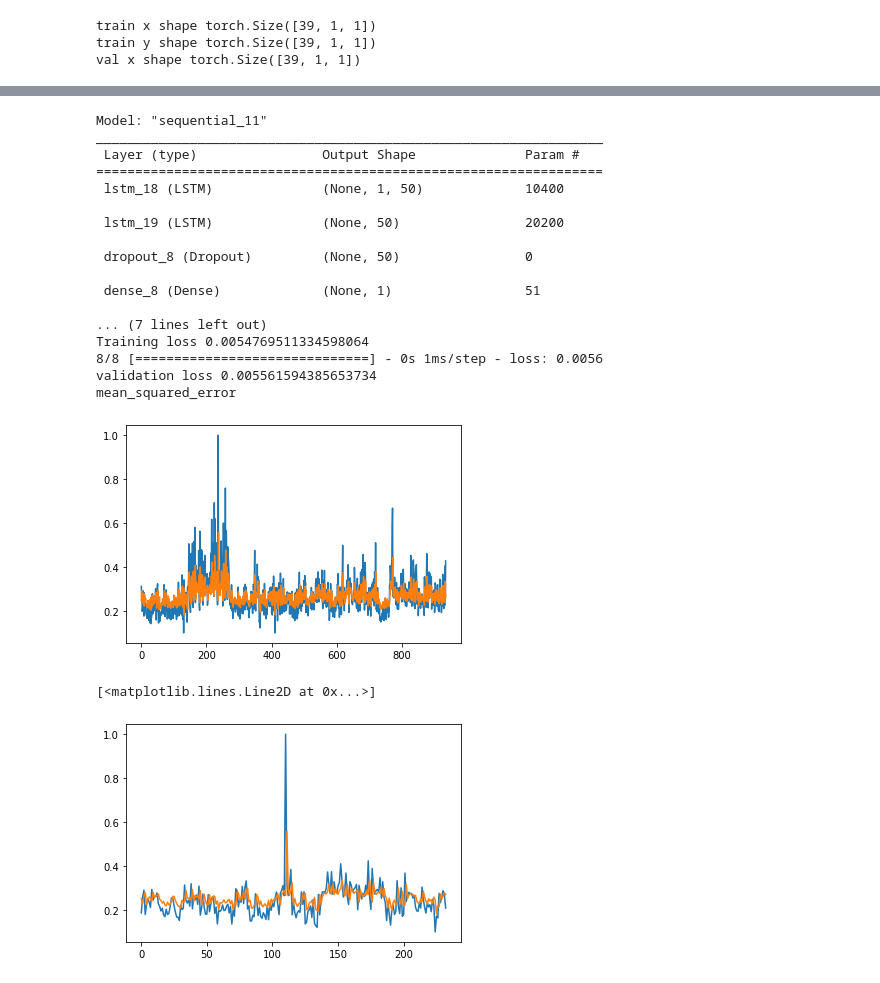
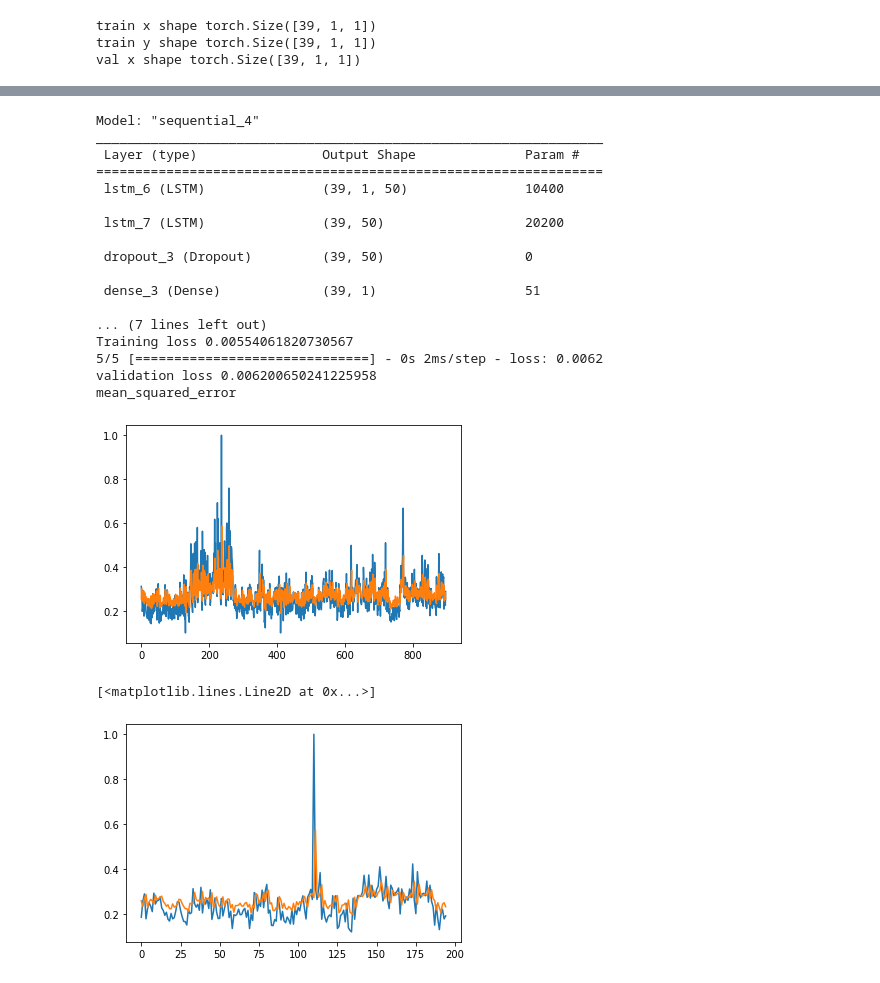
Before and after one commit to sjsivert/Masteroppgave, a Jupyter notebook: notebooks/lstm_market_insight_exploration.ipynb, the cells around one changed output, grey strips where cells are left out. Drawn from its saved outputs; the diff is of its cells as text; code cells hidden in the pictures.

Commit message:
feat/pytorch statefull lstm works.  Good results

```diff
--- a/notebooks/lstm_market_insight_exploration.ipynb
+++ b/notebooks/lstm_market_insight_exploration.ipynb
@@ -189,7 +173,8 @@ class TimeseriesDataset(Dataset):
         self.y_size = y_size
 
     def __len__(self):
-        return self.time_series.__len__() - (self.seq_len + self.y_size - 1)
+        #return self.time_series.__len__() - (self.seq_len + self.y_size)
+        return self.time_series.__len__() - 1
 
     def __getitem__(self, index):
         # return x, y
@@ -205,10 +190,10 @@ class TimeseriesDataset(Dataset):
 train_data = TimeseriesDataset(train_data_normalized, seq_len=1, y_size=1)
 val_data = TimeseriesDataset(validation_data_normalized, seq_len=1, y_size=1)
 # %%
-train_loader = DataLoader(dataset=train_data, batch_size=batch_size, shuffle=False)
-train_loader_no_batch = DataLoader(dataset=train_data, batch_size=1, shuffle=False)
-val_loader = DataLoader(dataset=val_data, batch_size=batch_size, shuffle=False)
-val_loader_no_batch = DataLoader(dataset=val_data, batch_size=1, shuffle=False)
+train_loader = DataLoader(dataset=train_data, batch_size=batch_size, shuffle=False, drop_last=True)
+train_loader_no_batch = DataLoader(dataset=train_data, batch_size=1, shuffle=False, drop_last=True)
+val_loader = DataLoader(dataset=val_data, batch_size=batch_size, shuffle=False, drop_last=True)
+val_loader_no_batch = DataLoader(dataset=val_data, batch_size=1, shuffle=False, drop_last=True)
 print("train x shape", next(iter(train_loader))[0].shape)
 print("train y shape", next(iter(train_loader))[1].shape)
 print("val x shape", next(iter(val_loader))[0].shape)
@@ -473,14 +419,16 @@ x_train = []
 y_train = []
 x_val = []
 y_val = []
-for batch in train_loader_no_batch:
+for batch in train_loader:
   x, y = batch
-  x_train.append(np.squeeze(x.cpu().detach().numpy(), axis=0))
-  y_train.append(np.squeeze(y.cpu().detach().numpy(), axis=0))
-for batch in val_loader_no_batch:
+  x_train.extend((x.cpu().detach().numpy()))
+  y_train.extend((y.cpu().detach().numpy()))
+for batch in val_loader:
   x, y = batch
-  x_val.append(np.squeeze(x.cpu().detach().numpy(), axis=0))
-  y_val.append(np.squeeze(y.cpu().detach().numpy(), axis=0))
+  x_val.extend((x.cpu().detach().numpy()))
+  y_val.extend((y.cpu().detach().numpy()))
+print(x_train[:1])
+print(np.array(x_val[:1]))
 print(x_train[0].shape)
 print(x_val[0].shape)
 # %% [output]
@@ -497,7 +453,7 @@ torch.Size([1, 1, 1])
 # %%
 regressor = Sequential()
-#regressor.add(LSTM(stateful=True, batch_input_shape=(batch_size, x_train[0].shape[1], 1), units = 50, return_sequences = True,))
-regressor.add(LSTM(stateful=False, units = 50, return_sequences = True, input_shape=(x_train[0].shape[1], 1)))
+regressor.add(LSTM(stateful=True, batch_input_shape=(batch_size, x_train[0].shape[1], 1), units = 50, return_sequences = True,))
+#regressor.add(LSTM(stateful=False, units = 50, return_sequences = True, input_shape=(x_train[0].shape[1], 1)))
 
 regressor.add(LSTM(units = 50))
 regressor.add(Dropout(0.20))
@@ -529,34 +485,34 @@ Epoch 100/100
 <keras.callbacks.History at 0x...>
 # %%
 print(regressor.summary())
-print("Training loss", regressor.evaluate(x_train, y_train))
-print("validation loss", regressor.evaluate(x_val, y_val))
+print("Training loss", regressor.evaluate(x_train, y_train, batch_size=batch_size))
+print("validation loss", regressor.evaluate(x_val, y_val, batch_size=batch_size))
 print(regressor.loss)
-y_pred = regressor.predict(x_train)
-y_pred_val = regressor.predict(x_val)
+y_pred = regressor.predict(x_train, batch_size=batch_size)
+y_pred_val = regressor.predict(x_val, batch_size=batch_size)
 plt.plot(y_train.flatten())
 plt.plot(y_pred)
 plt.show()
 plt.plot(y_val.flatten())
 plt.plot(y_pred_val)
 # %% [output]
-Model: "sequential_11"
+Model: "sequential_4"
 _________________________________________________________________
  Layer (type)                Output Shape              Param #
 =================================================================
- lstm_18 (LSTM)              (None, 1, 50)             10400
+ lstm_6 (LSTM)               (39, 1, 50)               10400
 
- lstm_19 (LSTM)              (None, 50)                20200
+ lstm_7 (LSTM)               (39, 50)                  20200
 
- dropout_8 (Dropout)         (None, 50)                0
+ dropout_3 (Dropout)         (39, 50)                  0
 
- dense_8 (Dense)             (None, 1)                 51
+ dense_3 (Dense)             (39, 1)                   51
 
 ... (7 lines left out)
-Training loss 0.0054769511334598064
-8/8 [==============================] - 0s 1ms/step - loss: 0.0056
-validation loss 0.005561594385653734
+Training loss 0.00554061820730567
+5/5 [==============================] - 0s 2ms/step - loss: 0.0062
+validation loss 0.006200650241225958
 mean_squared_error
-[figure, old version]
+[figure, new version]
 [<matplotlib.lines.Line2D at 0x...>]
-[figure, old version]
+[figure, new version]
```
Also changed, not shown: parts of 11 cells of this notebook.
